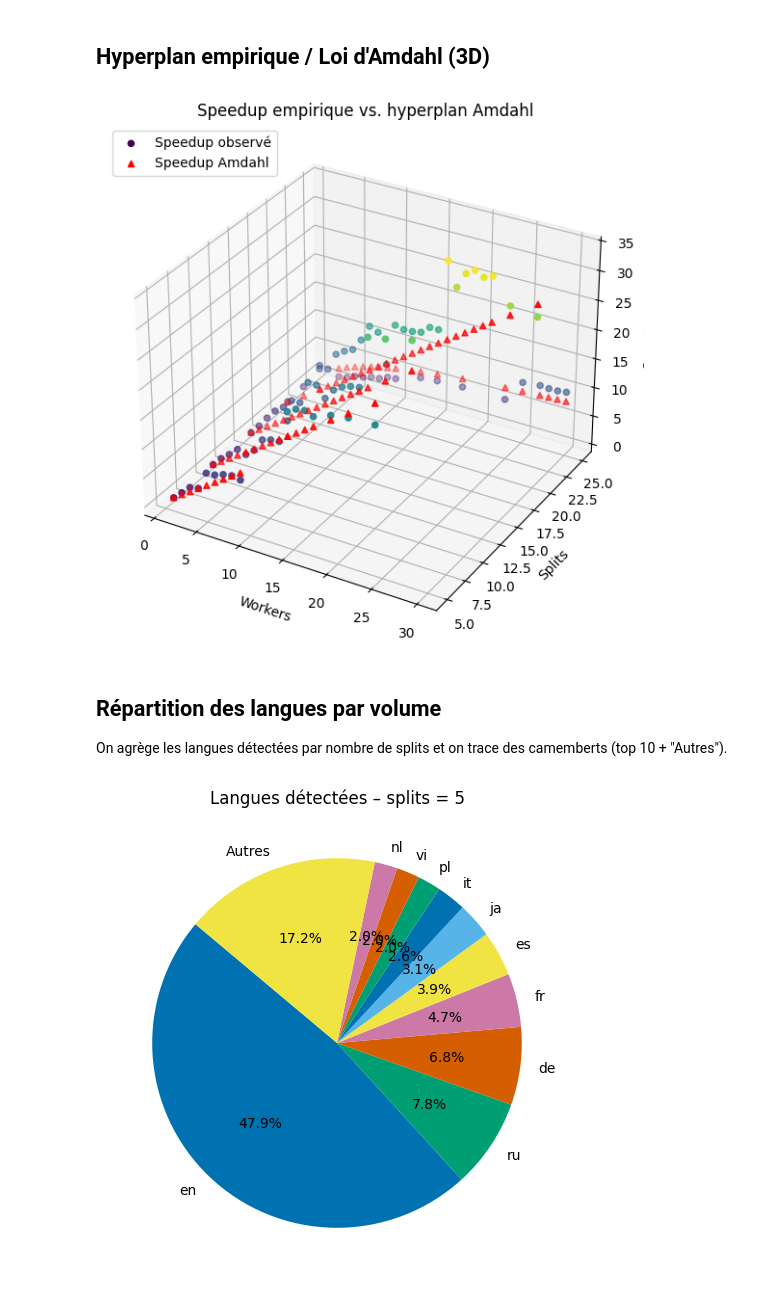
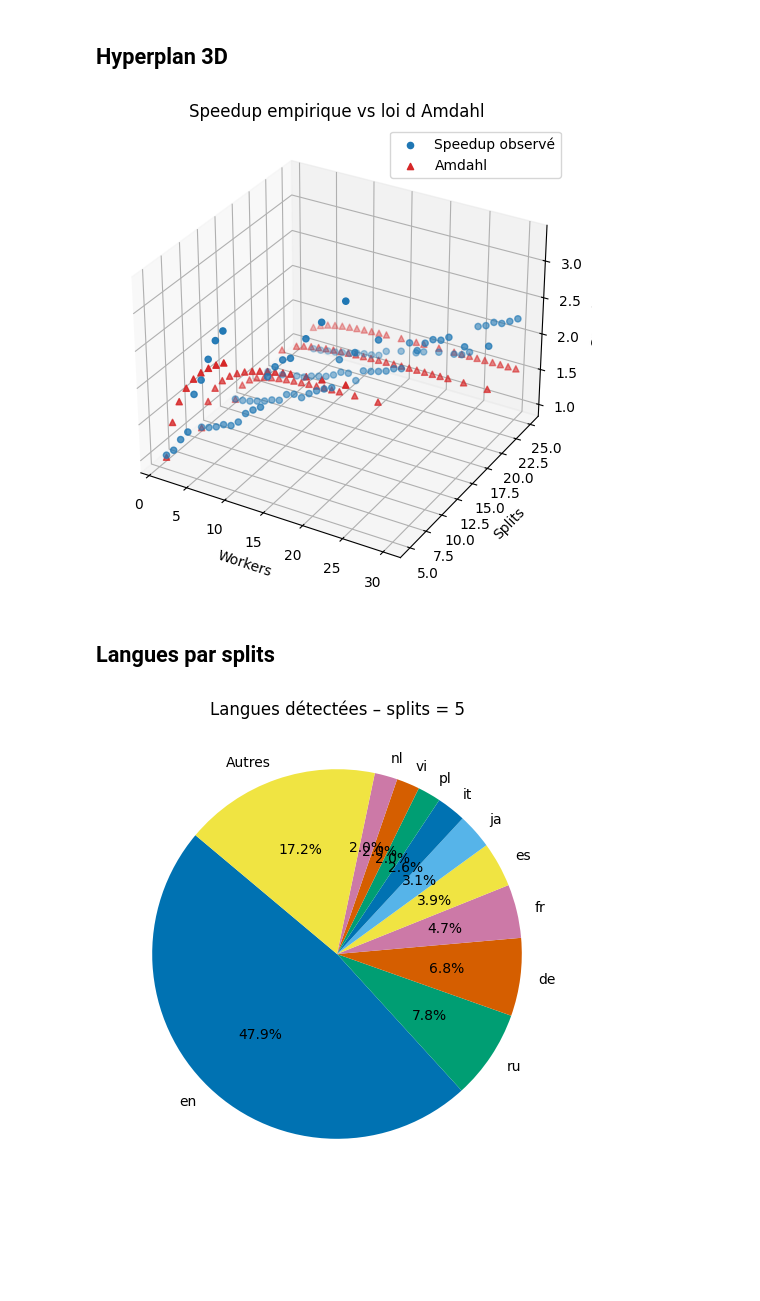
Before and after one commit to BNJ02/mapreduce_homemade, a Jupyter notebook: amdahl_analysis.ipynb, the cells around one changed output. Saved outputs shown, nothing was run; the diff lists cells and outputs as text; code cells hidden in the pictures; blank space fills up the shorter version.

```diff
--- a/amdahl_analysis.ipynb
+++ b/amdahl_analysis.ipynb
@@ -140,0 +45,15 @@ Chaque figure montre la durée d'exécution et le speedup pour un volume donné.
+# %%
+def flatten_lang(entry):
+    if isinstance(entry, list):
+        out = []
+        for item in entry:
+            if isinstance(item, dict) and 'lang' in item and 'count' in item:
+                try:
+                    out.append((item['lang'], int(item['count'])))
+                except (TypeError, ValueError):
+                    continue
+        return out
+    return []
+
+df['language_pairs'] = df.get('languages', []).apply(flatten_lang)
+df.head()
@@ -168,25 +177,18 @@ for splits_val in unique_splits:
 # %% [markdown]
-## Hyperplan empirique / Loi d'Amdahl (3D)
+## Hyperplan 3D
 # %%
-fig = plt.figure(figsize=(10, 7))
+fig = plt.figure(figsize=(10, 6))
 ax = fig.add_subplot(111, projection='3d')
-ax.scatter(
-    summary['workers'], summary['splits'], summary['speedup_observed'],
-    c=summary['speedup_observed'], cmap='viridis', label='Speedup observé'
-)
-ax.scatter(
-    summary['workers'], summary['splits'], summary['speedup_amdahl'],
-    marker='^', color='red', label='Speedup Amdahl'
-)
+ax.scatter(summary['workers'], summary['splits'], summary['speedup_observe'], c='tab:blue', label='Speedup observé')
+ax.scatter(summary['workers'], summary['splits'], summary['speedup_pred_amdahl'], marker='^', color='tab:red', label='Amdahl')
 ax.set_xlabel('Workers')
 ax.set_ylabel('Splits')
 ax.set_zlabel('Speedup')
-ax.legend(loc='upper left')
-ax.set_title("Speedup empirique vs. hyperplan Amdahl")
+ax.legend()
+plt.title('Speedup empirique vs loi d Amdahl')
 plt.show()
 # %% [output]
-[figure, old version]
+[figure, new version]
-# %% [markdown]
-## Répartition des langues par volume
-On agrège les langues détectées par nombre de splits et on trace des camemberts (top 10 + "Autres").
+# %% [markdown]
+## Langues par splits
 # %%
```
Also changed, not shown: parts of 15 cells of this notebook, 1 other file.
